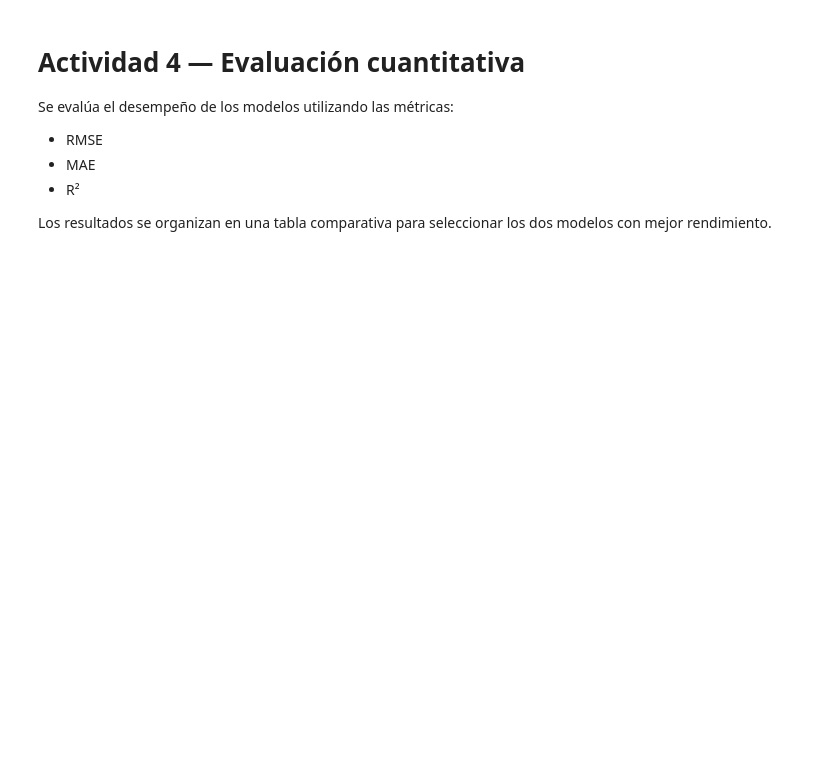
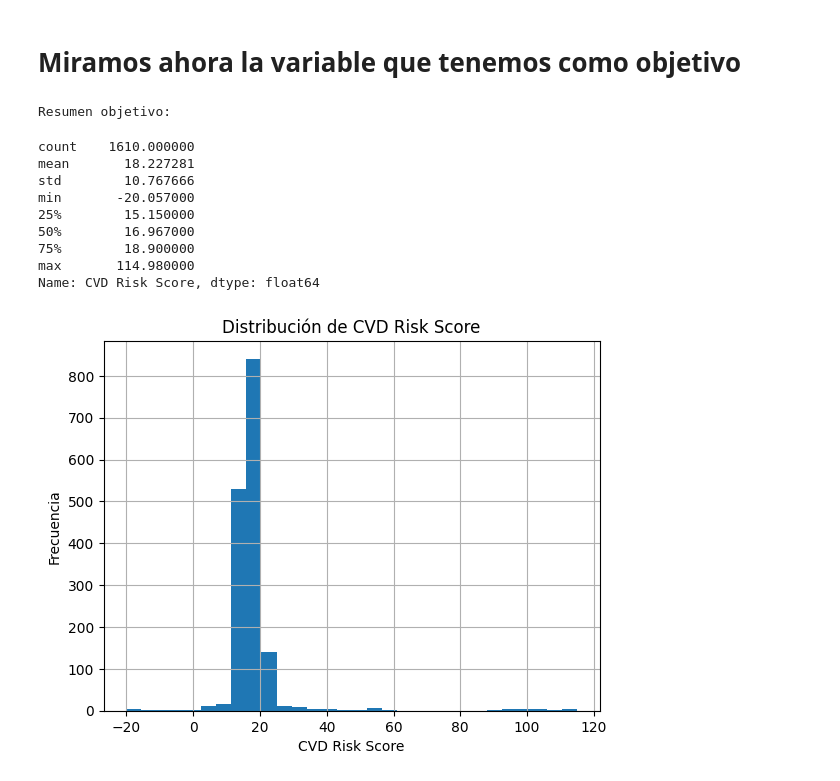
Before and after one commit to DanielDiab/Lab-1-Aprendizaje-de-Maquina, a Jupyter notebook: notebooks/AlpesHearth_Lab1.ipynb, the cells around one changed output. Cells and saved outputs as stored; diff of their text form; code cells hidden in the pictures; blank space fills up the shorter version.

```diff
--- a/notebooks/AlpesHearth_Lab1.ipynb
+++ b/notebooks/AlpesHearth_Lab1.ipynb
@@ -6,0 +5,28 @@ Este paso permite identificar problemas de calidad y orientar las decisiones de
+# %%
+import pandas as pd
+import numpy as np
+import matplotlib.pyplot as plt
+
+pd.set_option("display.max_columns", 200)
+
+# Rutas
+ruta_train = "../data/Datos Lab 1.csv"
+ruta_test  = "../data/Datos Test Lab 1.csv"
+ruta_dicc  = "../data/DiccPacientes.xlsx"
+
+def cargar_csv(ruta):
+    try:
+        df = pd.read_csv(ruta)
+        if df.shape[1] == 1:
+            df = pd.read_csv(ruta, sep=";")
+    except:
+        df = pd.read_csv(ruta, sep=";")
+    return df
+
+datos_entrenamiento = cargar_csv(ruta_train)
+datos_prueba = cargar_csv(ruta_test)
+
+print("Train:", datos_entrenamiento.shape)
+print("Test: ", datos_prueba.shape)
+
+datos_entrenamiento.head()
@@ -28,10 +208,28 @@ Cada modelo será entrenado usando el conjunto de entrenamiento.
 # %% [markdown]
-# Actividad 4 — Evaluación cuantitativa
-
-Se evalúa el desempeño de los modelos utilizando las métricas:
-
-- RMSE
-- MAE
-- R²
-
-Los resultados se organizan en una tabla comparativa para seleccionar los dos modelos con mejor rendimiento.
+# Miramos ahora la variable que tenemos como objetivo
+# %%
+# Solo esta en los datos de train
+objetivo = "CVD Risk Score"
+
+print("Resumen objetivo:")
+display(datos_entrenamiento[objetivo].describe())
+
+# La graficamos en barras
+plt.figure()
+datos_entrenamiento[objetivo].hist(bins=30)
+plt.title("Distribución de CVD Risk Score")
+plt.xlabel("CVD Risk Score")
+plt.ylabel("Frecuencia")
+plt.show()
+# %% [output]
+Resumen objetivo:
+count    1610.000000
+mean       18.227281
+std        10.767666
+min       -20.057000
+25%        15.150000
+50%        16.967000
+75%        18.900000
+max       114.980000
+Name: CVD Risk Score, dtype: float64
+[figure, added]
```
Also changed, not shown: parts of 30 cells of this notebook, 1 other file.
